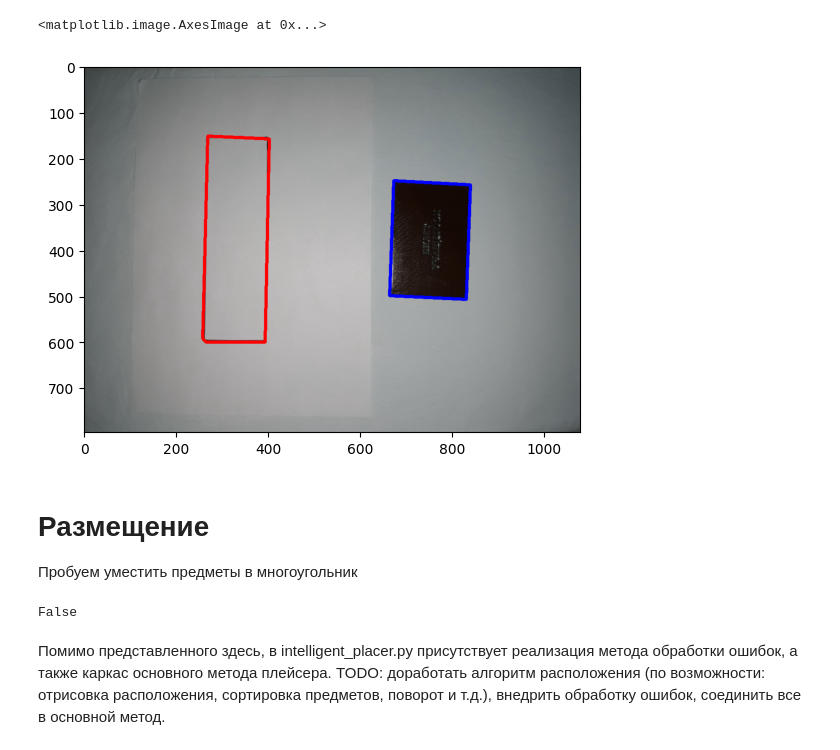
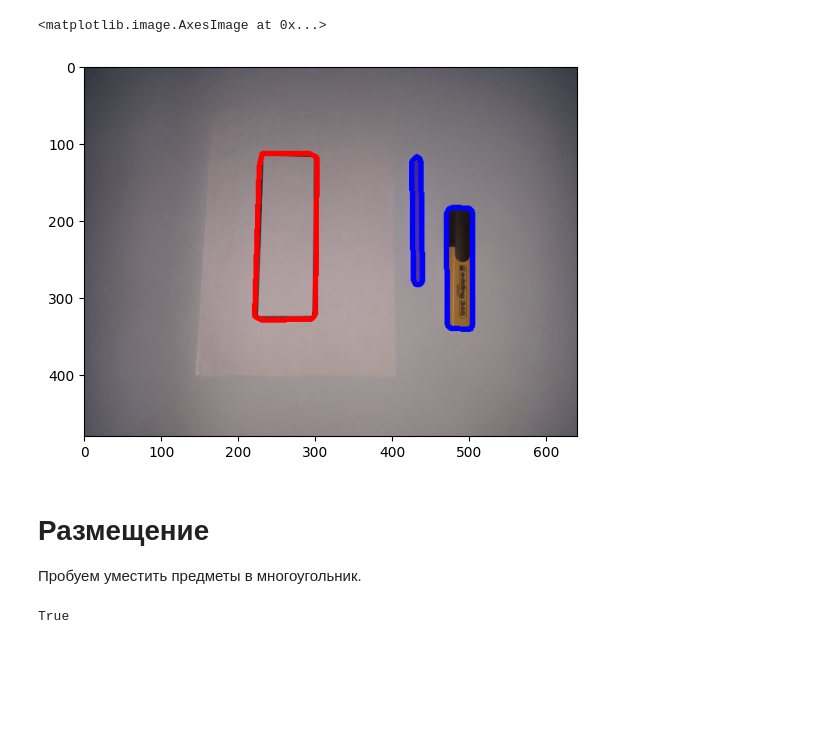
Before and after one commit to lyzhina/IntelligentPlacer, a Jupyter notebook: intelligent_placer_run.ipynb, the cells around one changed output. Drawn from its saved outputs; the diff is of its cells as text; code cells hidden in the pictures; blank space fills up the shorter version.

```diff
--- a/intelligent_placer_run.ipynb
+++ b/intelligent_placer_run.ipynb
@@ -11,5 +10,5 @@ from intelligent_placer import compress_image, prepare_image, find_contours, sep
 # %%
-image = cv2.imread('cases\\case1.jpg')
+image = cv2.imread('cases\\case14.jpg')
 plt.imshow(image)
 # %% [output]
 <matplotlib.image.AxesImage at 0x...>
@@ -32,7 +31,7 @@ contours = find_contours(binary_image)
 red_color = (255, 0, 0)
 
 for curr_object in contours:
-    draw_contours(compressed_image, curr_object, red_color, 6)
+    draw_contours(compressed_image, curr_object, red_color, 5)
 plt.imshow(compressed_image)
 # %% [output]
 <matplotlib.image.AxesImage at 0x...>
@@ -43,21 +42,19 @@ plt.imshow(compressed_image)
 # %%
 polygon, objects = separate_polygon(contours)
 
-draw_contours(compressed_image, polygon, red_color, 6)
+draw_contours(compressed_image, polygon, red_color, 5)
 blue_color = (0, 0, 255)
 for curr_object in objects:
-    draw_contours(compressed_image, curr_object, blue_color, 6)
+    draw_contours(compressed_image, curr_object, blue_color, 5)
 plt.imshow(compressed_image)
 # %% [output]
 <matplotlib.image.AxesImage at 0x...>
-[figure, old version]
+[figure, new version]
 # %% [markdown]
 # Размещение
-Пробуем уместить предметы в многоугольник
+Пробуем уместить предметы в многоугольник.
 # %%
 found_placement, placed_objects = make_full_placement(polygon, objects)
 print(found_placement)
 # %% [output]
-False
+True
-# %% [markdown]
-Помимо представленного здесь, в intelligent_placer.py присутствует реализация метода обработки ошибок, а также каркас основного метода плейсера. TODO: доработать алгоритм расположения (по возможности: отрисовка расположения, сортировка предметов, поворот и т.д.), внедрить обработку ошибок, соединить все в основной метод.
```
Also changed, not shown: parts of 25 cells of this notebook, 16 other files.
